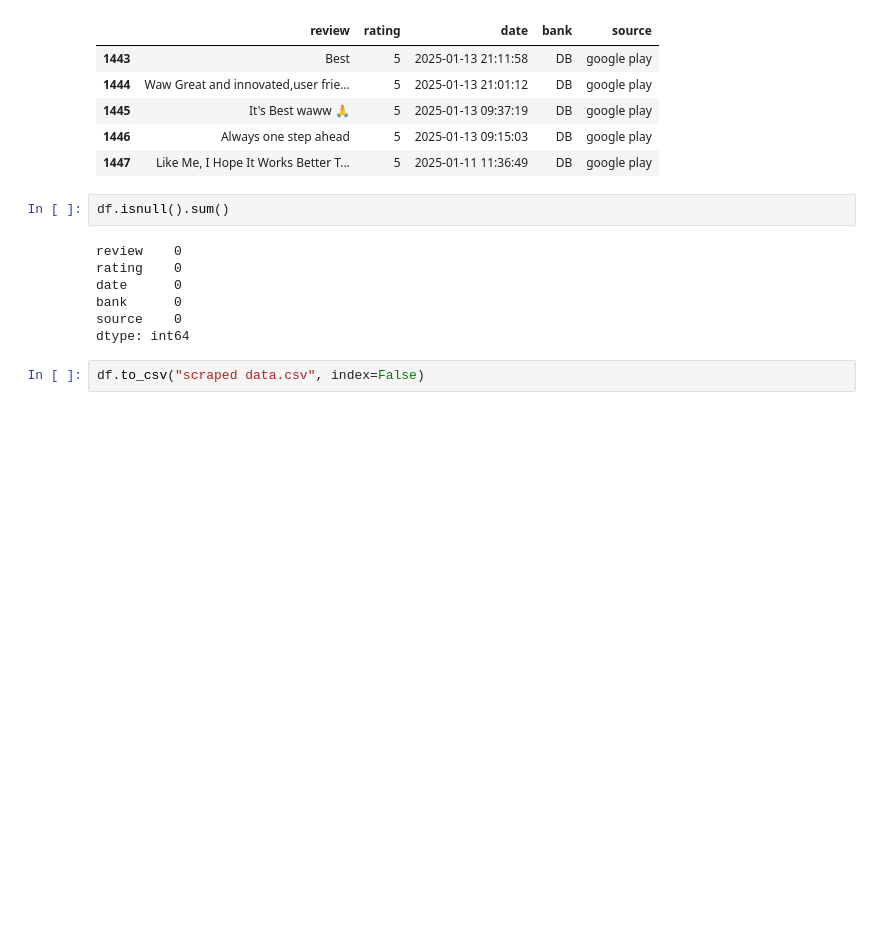
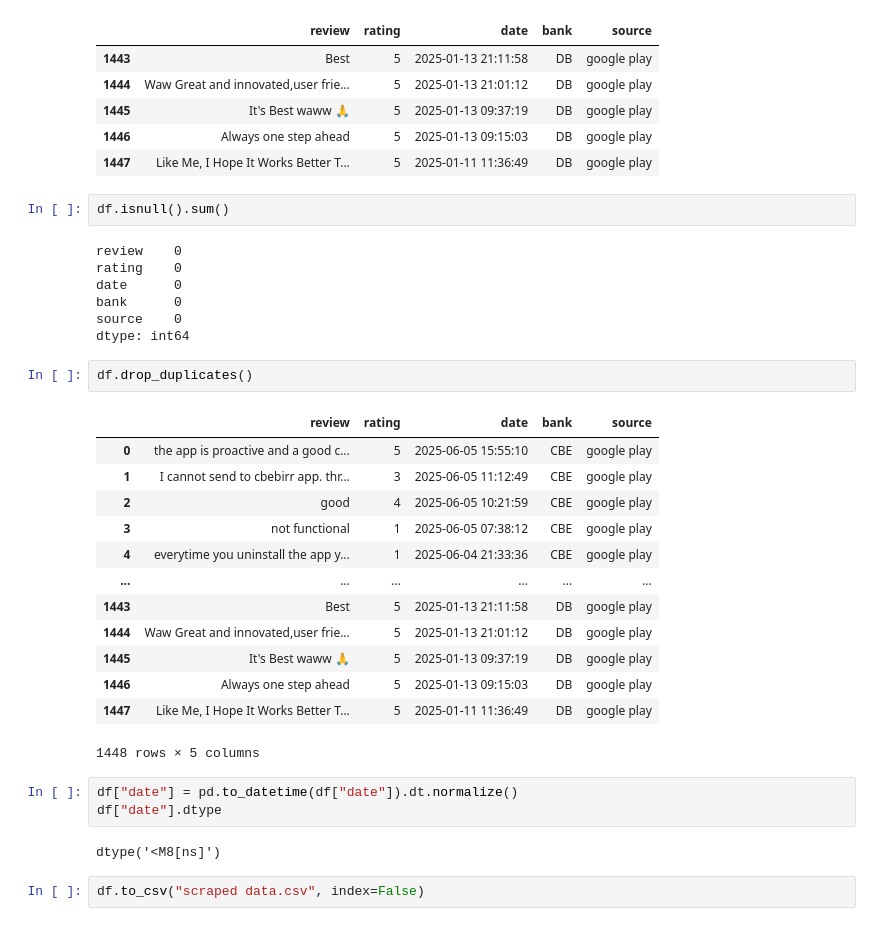
Before and after one commit to michael-099/Customer-Experience-Analytics-for-Fintech-Apps-10ac-w2, a Jupyter notebook: notebooks/Data Collection and Preprocessing.ipynb, the cells around one changed output. Saved outputs shown, nothing was run; the diff lists cells and outputs as text; blank space fills up the shorter version.

```diff
--- a/notebooks/Data Collection and Preprocessing.ipynb
+++ b/notebooks/Data Collection and Preprocessing.ipynb
@@ -77,5 +77,26 @@ date      0
 bank      0
 source    0
 dtype: int64
+# %%
+df.drop_duplicates()
+# %% [output]
+|  | review | rating | date | bank | source |
+| 0 | the app is proactive and a good c... | 5 | 2025-06-05 15:55:10 | CBE | google play |
+| 1 | I cannot send to cbebirr app. thr... | 3 | 2025-06-05 11:12:49 | CBE | google play |
+| 2 | good | 4 | 2025-06-05 10:21:59 | CBE | google play |
+| 3 | not functional | 1 | 2025-06-05 07:38:12 | CBE | google play |
+| 4 | everytime you uninstall the app y... | 1 | 2025-06-04 21:33:36 | CBE | google play |
+| ... | ... | ... | ... | ... | ... |
+| 1443 | Best | 5 | 2025-01-13 21:11:58 | DB | google play |
+| 1444 | Waw Great and innovated,user frie... | 5 | 2025-01-13 21:01:12 | DB | google play |
+| 1445 | It's Best waww 🙏 | 5 | 2025-01-13 09:37:19 | DB | google play |
+| 1446 | Always one step ahead | 5 | 2025-01-13 09:15:03 | DB | google play |
+| 1447 | Like Me, I Hope It Works Better T... | 5 | 2025-01-11 11:36:49 | DB | google play |
+1448 rows × 5 columns
+# %%
+df["date"] = pd.to_datetime(df["date"]).dt.normalize()
+df["date"].dtype
+# %% [output]
+dtype('<M8[ns]')
 # %%
 df.to_csv("scraped data.csv", index=False)
```
Also changed, not shown: 3 other files.
